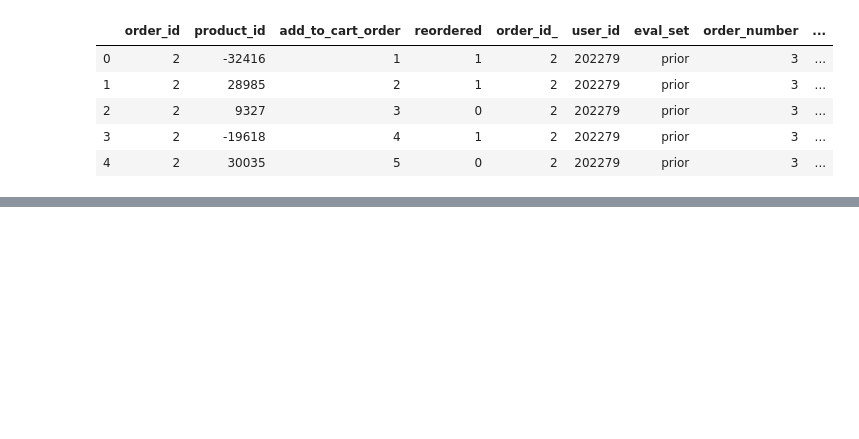
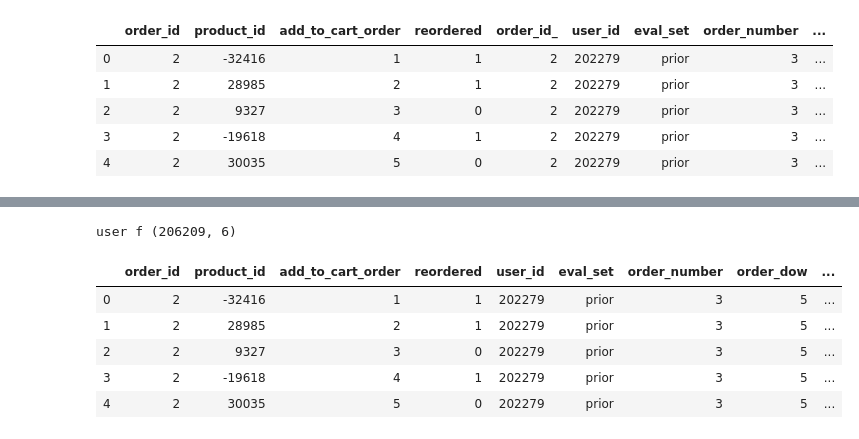
Before and after one commit to mozhumz/bigdata_demo_py, a Jupyter notebook: demoDay23_xgboost/example/Untitled.ipynb, the cells around one changed output, grey strips where cells are left out. Saved outputs shown, nothing was run; the diff lists cells and outputs as text; code cells hidden in the pictures; blank space fills up the shorter version.

```diff
--- a/demoDay23_xgboost/example/Untitled.ipynb
+++ b/demoDay23_xgboost/example/Untitled.ipynb
@@ -194,0 +268,5 @@ priors.head()
+# %%
+users['average_basket'] = (users.total_items / users.nb_orders).astype(np.float32)
+print('user f', users.shape)
+# %% [output]
+user f (206209, 6)
@@ -194,0 +275,9 @@ priors.head()
+# %%
+priors.head()
+# %% [output]
+|  | order_id | product_id | add_to_cart_order | reordered | user_id | eval_set | order_number | order_dow | ... |
+| 0 | 2 | -32416 | 1 | 1 | 202279 | prior | 3 | 5 | ... |
+| 1 | 2 | 28985 | 2 | 1 | 202279 | prior | 3 | 5 | ... |
+| 2 | 2 | 9327 | 3 | 0 | 202279 | prior | 3 | 5 | ... |
+| 3 | 2 | -19618 | 4 | 1 | 202279 | prior | 3 | 5 | ... |
+| 4 | 2 | 30035 | 5 | 0 | 202279 | prior | 3 | 5 | ... |
```
Also changed, not shown: parts of 51 cells of this notebook, 3 other files.
